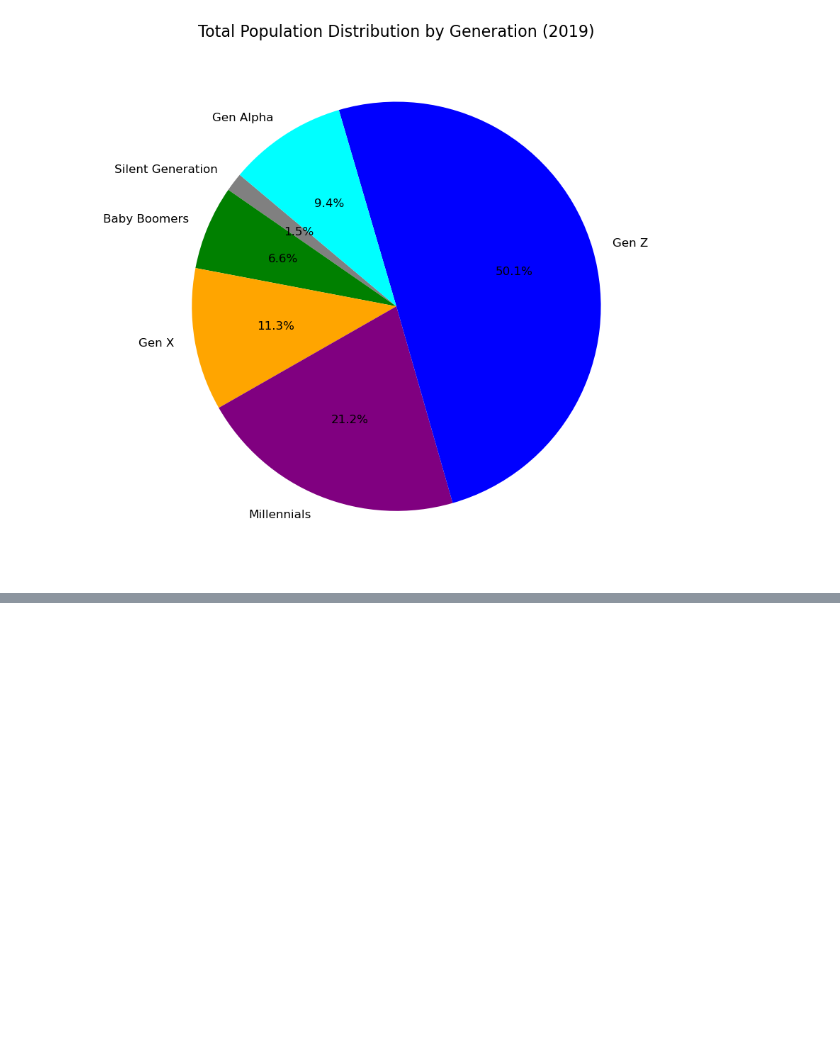
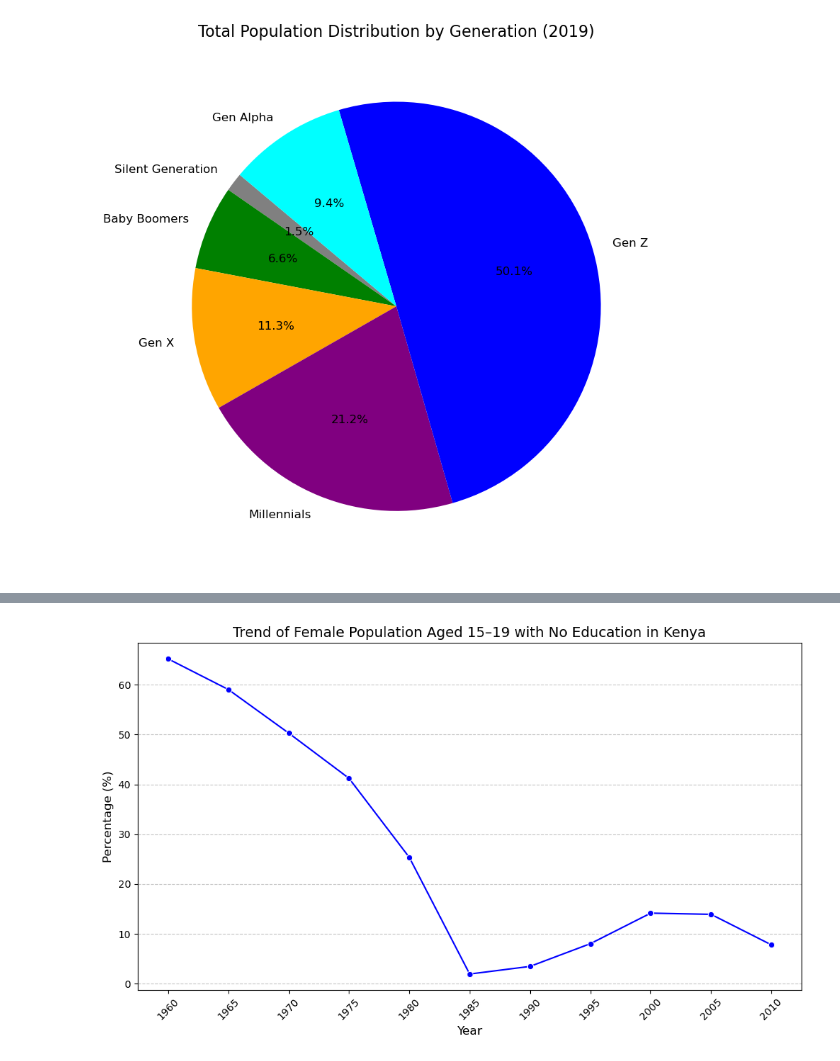
Before and after one commit to VAL-Jerono/Wa_zii, a Jupyter notebook: STUDY.IPYNB, the cells around one changed output, grey strips where cells are left out. Cells and saved outputs as stored; diff of their text form; code cells hidden in the pictures; blank space fills up the shorter version.

```diff
--- a/STUDY.IPYNB
+++ b/STUDY.IPYNB
@@ -554,0 +610,21 @@ Gen Alpha Population: 4447467 (9.35%)
+# %%
+import pandas as pd
+import matplotlib.pyplot as plt
+import seaborn as sns
+
+# Load the dataset
+file_path = "education_ken.csv"
+education_data = pd.read_csv(file_path)
+
+# Clean the data by removing the first metadata row and renaming columns for better readability
+education_data.columns = education_data.iloc[0]
+education_data = education_data[1:]
+education_data.columns = ["Country_Name", "Country_ISO3", "Year", "Indicator_Name", "Indicator_Code", "Value"]
+education_data["Year"] = pd.to_numeric(education_data["Year"], errors="coerce")
+education_data["Value"] = pd.to_numeric(education_data["Value"], errors="coerce")
+
+# Display the cleaned dataset structure and first few rows
+education_data_cleaned = education_data.head()
+education_data_info = education_data.info()
+
+education_data_cleaned, education_data_info
@@ -554,0 +682,19 @@ Gen Alpha Population: 4447467 (9.35%)
+# %%
+# Filter the data for a single indicator (percentage of female population aged 15–19 with no education)
+indicator_data = education_data[education_data["Indicator_Code"] == "BAR.NOED.1519.FE.ZS"]
+
+# Sort the data by year for better visualization
+indicator_data_sorted = indicator_data.sort_values(by="Year")
+
+# Create a line plot
+plt.figure(figsize=(10, 6))
+sns.lineplot(data=indicator_data_sorted, x="Year", y="Value", marker="o", color="blue")
+plt.title("Trend of Female Population Aged 15–19 with No Education in Kenya", fontsize=14)
+plt.xlabel("Year", fontsize=12)
+plt.ylabel("Percentage (%)", fontsize=12)
+plt.grid(axis="y", linestyle="--", alpha=0.7)
+plt.xticks(indicator_data_sorted["Year"], rotation=45)
+plt.tight_layout()
+plt.show()
+# %% [output]
+[figure, added]
```
Also changed, not shown: parts of 7 cells of this notebook.
